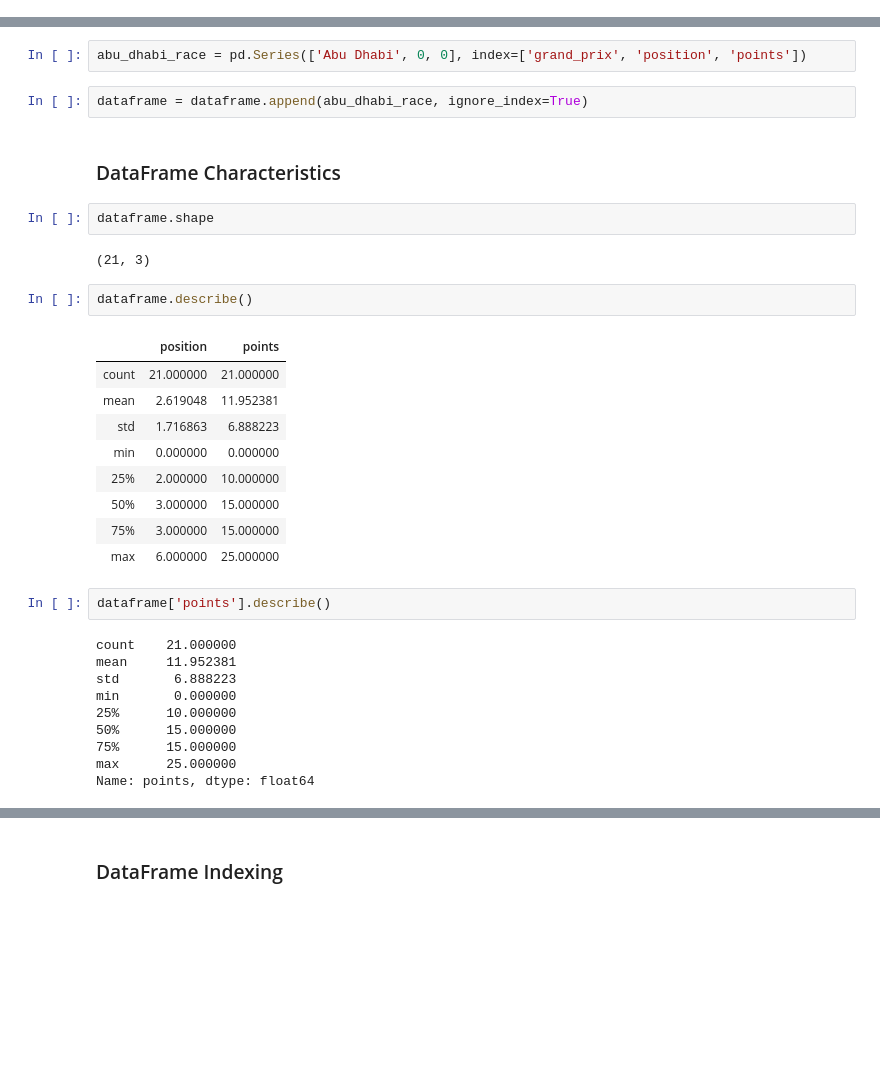
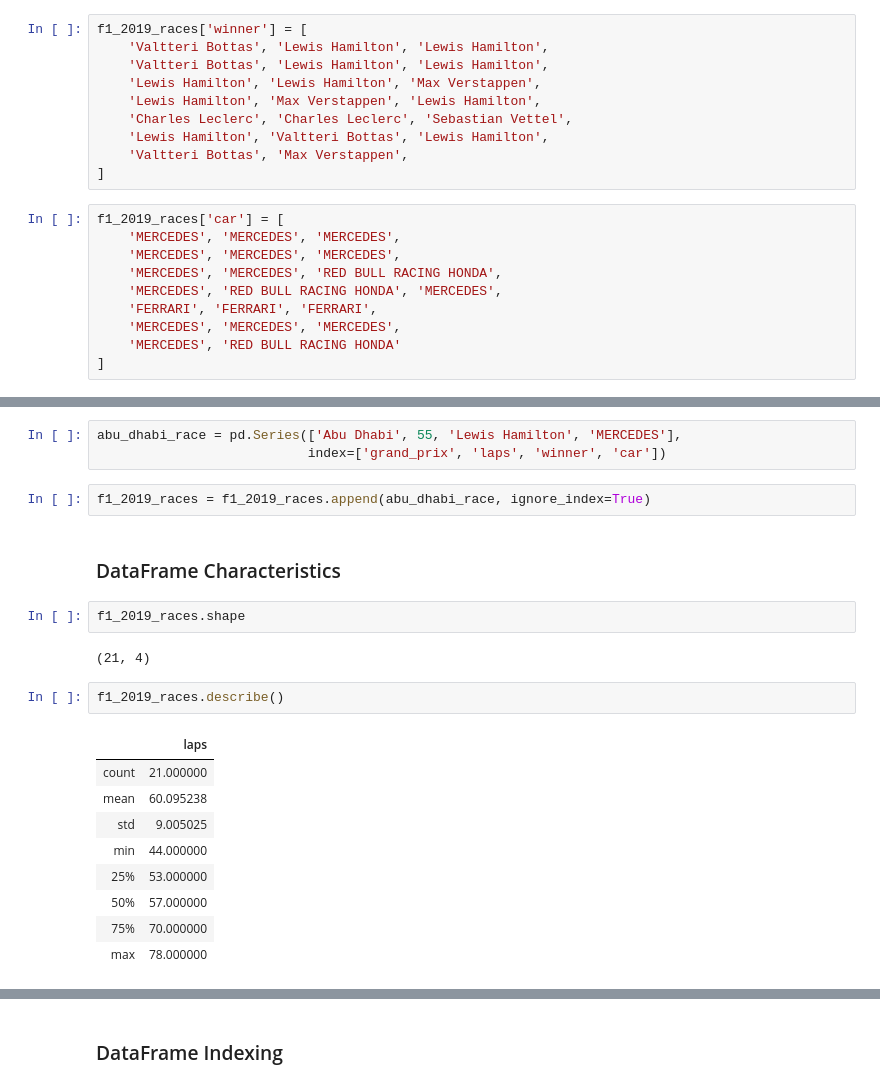
Before and after one commit to JKocher13/jupyter-notebooks.data-engineering, a Jupyter notebook: pandas/introduction_to_pandas.ipynb, the cells around one changed output, grey strips where cells are left out. Drawn from its saved outputs; the diff is of its cells as text; blank space fills up the shorter version.

```diff
--- a/pandas/introduction_to_pandas.ipynb
+++ b/pandas/introduction_to_pandas.ipynb
@@ -139,0 +115,20 @@ dataframe
+# %%
+f1_2019_races['winner'] = [
+    'Valtteri Bottas', 'Lewis Hamilton', 'Lewis Hamilton',
+    'Valtteri Bottas', 'Lewis Hamilton', 'Lewis Hamilton',
+    'Lewis Hamilton', 'Lewis Hamilton', 'Max Verstappen',
+    'Lewis Hamilton', 'Max Verstappen', 'Lewis Hamilton',
+    'Charles Leclerc', 'Charles Leclerc', 'Sebastian Vettel',
+    'Lewis Hamilton', 'Valtteri Bottas', 'Lewis Hamilton',
+    'Valtteri Bottas', 'Max Verstappen',
+]
+# %%
+f1_2019_races['car'] = [
+    'MERCEDES', 'MERCEDES', 'MERCEDES',
+    'MERCEDES', 'MERCEDES', 'MERCEDES',
+    'MERCEDES', 'MERCEDES', 'RED BULL RACING HONDA',
+    'MERCEDES', 'RED BULL RACING HONDA', 'MERCEDES',
+    'FERRARI', 'FERRARI', 'FERRARI',
+    'MERCEDES', 'MERCEDES', 'MERCEDES',
+    'MERCEDES', 'RED BULL RACING HONDA'
+]
@@ -140,37 +160,26 @@ dataframe
 # %% [markdown]
 **Appending rows to the DataFrame**
 # %%
-abu_dhabi_race = pd.Series(['Abu Dhabi', 0, 0], index=['grand_prix', 'position', 'points'])
+abu_dhabi_race = pd.Series(['Abu Dhabi', 55, 'Lewis Hamilton', 'MERCEDES'],
+                           index=['grand_prix', 'laps', 'winner', 'car'])
 # %%
-dataframe = dataframe.append(abu_dhabi_race, ignore_index=True)
+f1_2019_races = f1_2019_races.append(abu_dhabi_race, ignore_index=True)
 # %% [markdown]
 <a id="dataframe-characteristics"></a>
 ### DataFrame Characteristics
 # %%
-dataframe.shape
+f1_2019_races.shape
 # %% [output]
-(21, 3)
+(21, 4)
 # %%
-dataframe.describe()
+f1_2019_races.describe()
 # %% [output]
-|  | position | points |
-| count | 21.000000 | 21.000000 |
-| mean | 2.619048 | 11.952381 |
-| std | 1.716863 | 6.888223 |
-| min | 0.000000 | 0.000000 |
-| 25% | 2.000000 | 10.000000 |
-| 50% | 3.000000 | 15.000000 |
-| 75% | 3.000000 | 15.000000 |
-| max | 6.000000 | 25.000000 |
+|  | laps |
+| count | 21.000000 |
+| mean | 60.095238 |
+| std | 9.005025 |
+| min | 44.000000 |
+| 25% | 53.000000 |
+| 50% | 57.000000 |
+| 75% | 70.000000 |
+| max | 78.000000 |
-# %%
-dataframe['points'].describe()
-# %% [output]
-count    21.000000
-mean     11.952381
-std       6.888223
-min       0.000000
-25%      10.000000
-50%      15.000000
-75%      15.000000
-max      25.000000
-Name: points, dtype: float64
```
Also changed, not shown: parts of 27 cells of this notebook.
